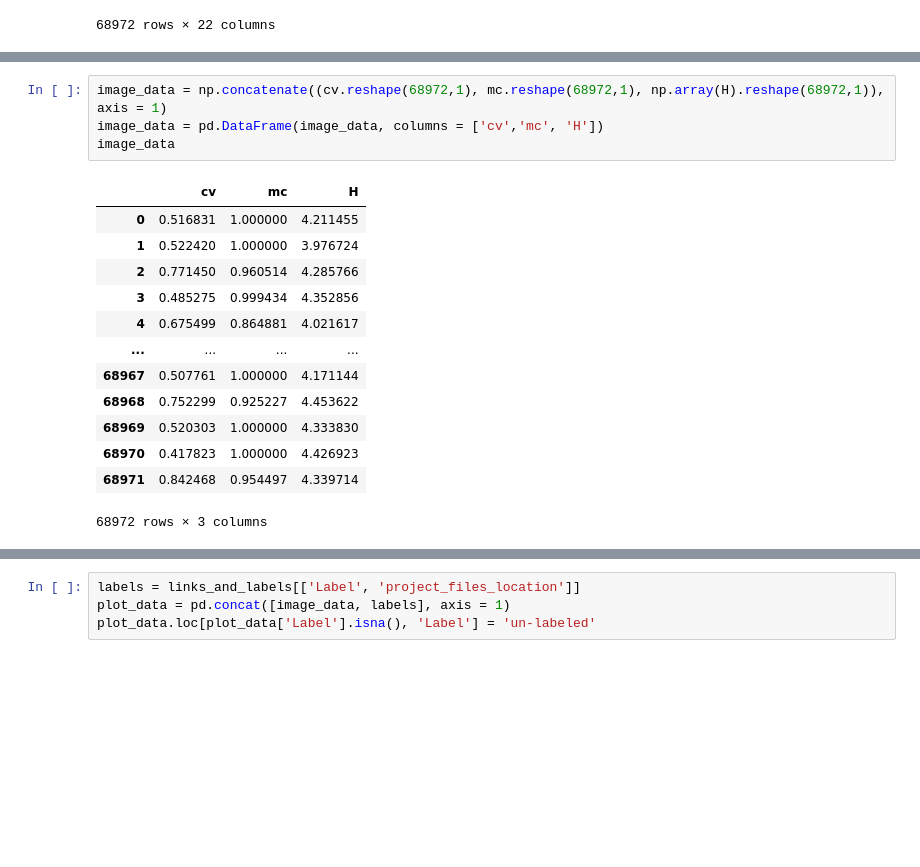
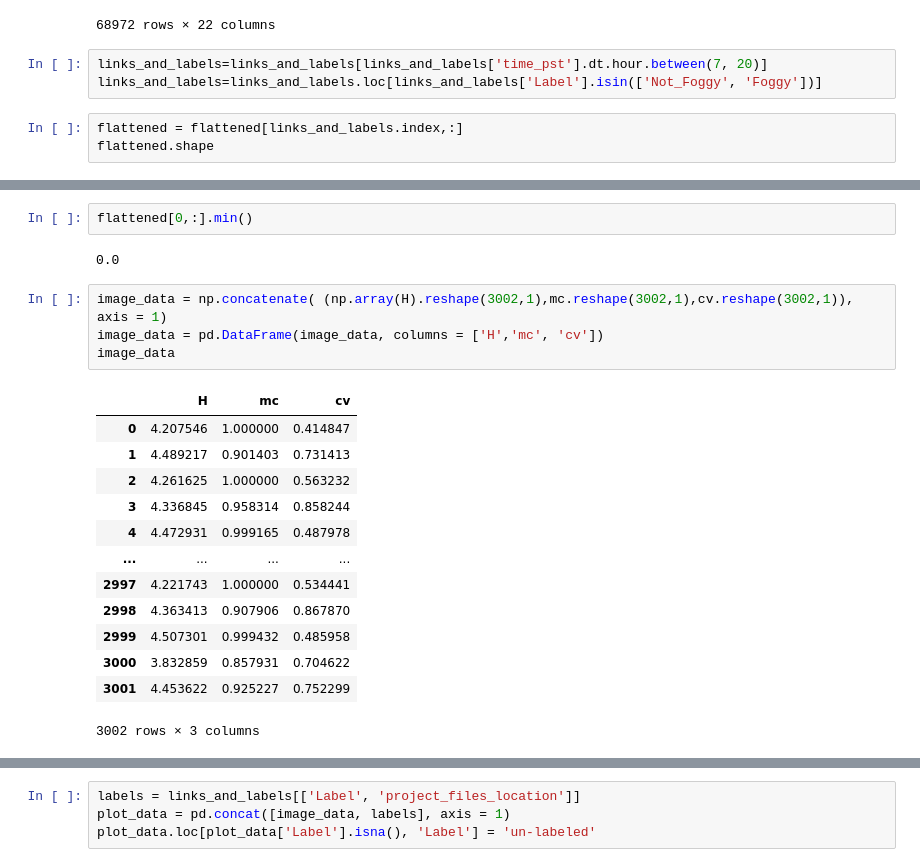
Before and after one commit to son-ra/Fog_Project_Code, a Jupyter notebook: cloud_sensitive_image_metrics.ipynb, the cells around one changed output, grey strips where cells are left out. Saved outputs shown, nothing was run; the diff lists cells and outputs as text; blank space fills up the shorter version.

Commit message:
adding cloud sensitive image metrics clustering

```diff
--- a/cloud_sensitive_image_metrics.ipynb
+++ b/cloud_sensitive_image_metrics.ipynb
@@ -75,3 +103,9 @@ links_and_labels
 | 68970 | 966366006.Tue.Aug.15_19_00_06.GMT... | (480, 640, 3) | NaN | Not_Labeled | NaN | NaN | 966366006 | Tue | ... |
 | 68971 | 1159203600.Mon.Sep.25_17_00_00.GM... | (960, 1280, 3) | NaN | Not_Labeled | NaN | NaN | 1159203600 | Mon | ... |
 68972 rows × 22 columns
+# %%
+links_and_labels=links_and_labels[links_and_labels['time_pst'].dt.hour.between(7, 20)]
+links_and_labels=links_and_labels.loc[links_and_labels['Label'].isin(['Not_Foggy', 'Foggy'])]
+# %%
+flattened = flattened[links_and_labels.index,:]
+flattened.shape
@@ -111,18 +161,22 @@ cv.reshape(68972,1).shape
+# %%
+flattened[0,:].min()
+# %% [output]
+0.0
 # %%
-image_data = np.concatenate((cv.reshape(68972,1), mc.reshape(68972,1), np.array(H).reshape(68972,1)), axis = 1)
-image_data = pd.DataFrame(image_data, columns = ['cv','mc', 'H'])
+image_data = np.concatenate( (np.array(H).reshape(3002,1),mc.reshape(3002,1),cv.reshape(3002,1)), axis = 1)
+image_data = pd.DataFrame(image_data, columns = ['H','mc', 'cv'])
 image_data
 # %% [output]
-|  | cv | mc | H |
-| 0 | 0.516831 | 1.000000 | 4.211455 |
-| 1 | 0.522420 | 1.000000 | 3.976724 |
-| 2 | 0.771450 | 0.960514 | 4.285766 |
-| 3 | 0.485275 | 0.999434 | 4.352856 |
-| 4 | 0.675499 | 0.864881 | 4.021617 |
+|  | H | mc | cv |
+| 0 | 4.207546 | 1.000000 | 0.414847 |
+| 1 | 4.489217 | 0.901403 | 0.731413 |
+| 2 | 4.261625 | 1.000000 | 0.563232 |
+| 3 | 4.336845 | 0.958314 | 0.858244 |
+| 4 | 4.472931 | 0.999165 | 0.487978 |
 | ... | ... | ... | ... |
-| 68967 | 0.507761 | 1.000000 | 4.171144 |
-| 68968 | 0.752299 | 0.925227 | 4.453622 |
-| 68969 | 0.520303 | 1.000000 | 4.333830 |
-| 68970 | 0.417823 | 1.000000 | 4.426923 |
-| 68971 | 0.842468 | 0.954497 | 4.339714 |
+| 2997 | 4.221743 | 1.000000 | 0.534441 |
+| 2998 | 4.363413 | 0.907906 | 0.867870 |
+| 2999 | 4.507301 | 0.999432 | 0.485958 |
+| 3000 | 3.832859 | 0.857931 | 0.704622 |
+| 3001 | 4.453622 | 0.925227 | 0.752299 |
-68972 rows × 3 columns
+3002 rows × 3 columns
```
Also changed, not shown: parts of 13 cells of this notebook.
